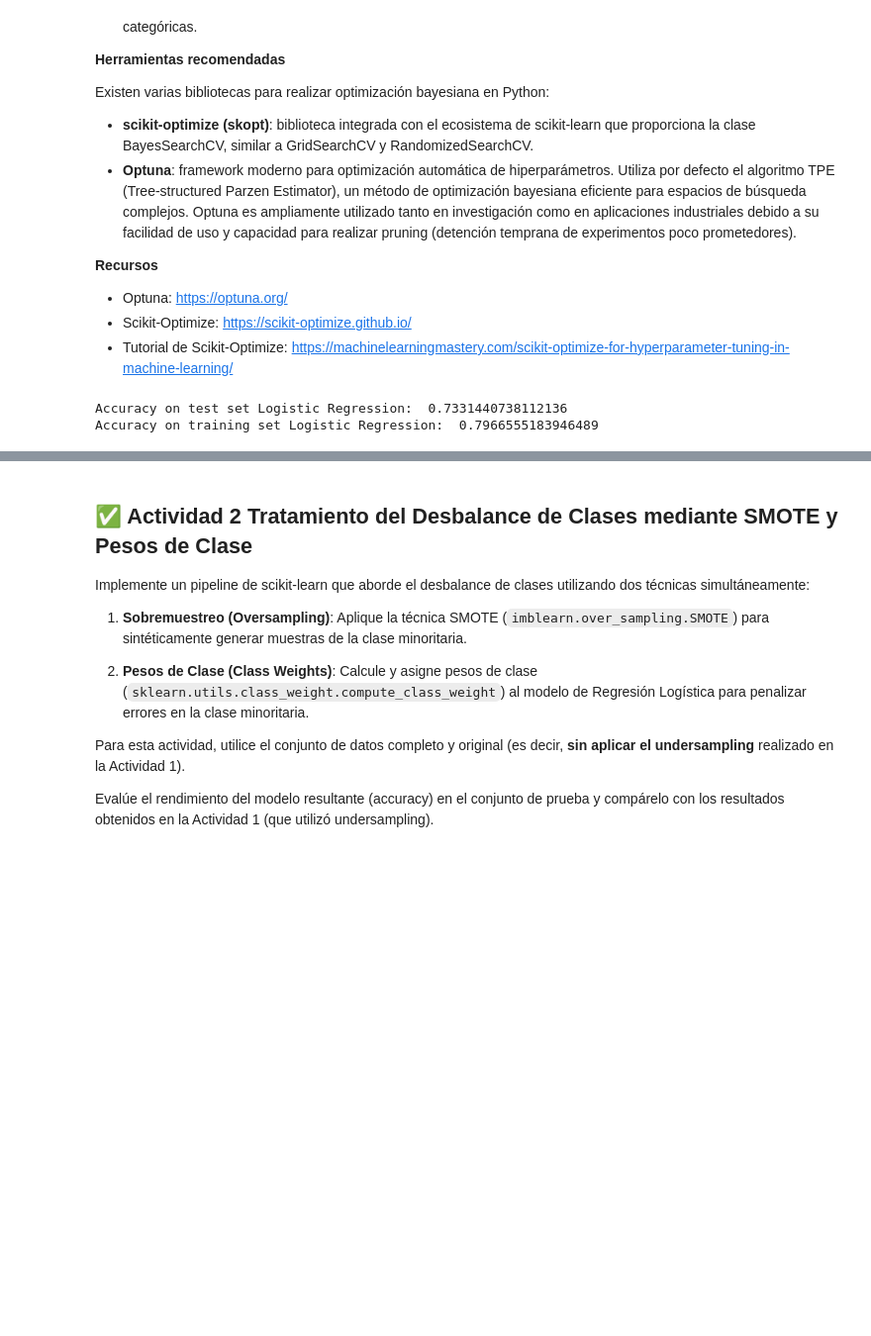
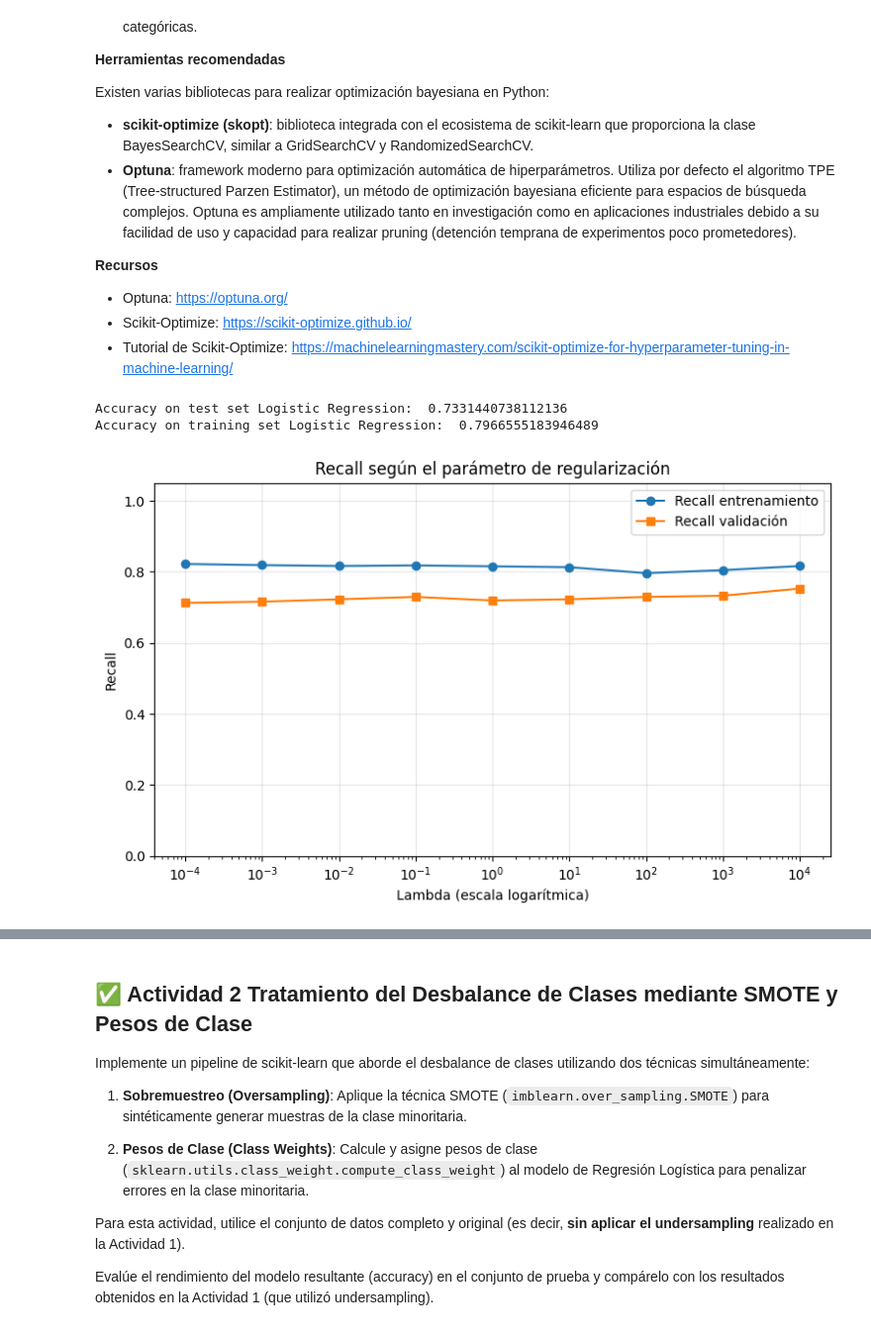
Before and after one commit to bapilco/Talleres, a Jupyter notebook: Planteamiento_Clasificación_Churn_Telecomunicaciones_Logistic_Regression.ipynb, the cells around one changed output, grey strips where cells are left out. Shown at 99% size. Cells and saved outputs as stored; diff of their text form; code cells hidden in the pictures; blank space fills up the shorter version.

```diff
--- a/Planteamiento_Clasificación_Churn_Telecomunicaciones_Logistic_Regression.ipynb
+++ b/Planteamiento_Clasificación_Churn_Telecomunicaciones_Logistic_Regression.ipynb
@@ -363,0 +359,96 @@ Accuracy on training set Logistic Regression:  0.7966555183946489
+# %%
+#aquí su código
+
+
+from sklearn.metrics import (
+    classification_report, confusion_matrix, accuracy_score,
+    recall_score, precision_score, f1_score, roc_auc_score
+)
+from sklearn.model_selection import train_test_split, GridSearchCV
+
+RANDOM_STATE = 42
+X_fit, X_val, y_fit, y_val = train_test_split(
+    X_train_undersampled, y_train_undersampled,
+    test_size=0.2, stratify=y_train_undersampled,
+    random_state=RANDOM_STATE
+)
+
+lambda_values = [1e-4, 1e-3, 1e-2, 0.1, 1, 10, 100, 1e3, 1e4]
+recall_train_values = []
+recall_val_values = []
+
+for lam in lambda_values:
+    model = Pipeline([
+        ('polynomial_features', PolynomialFeatures(degree=2)),
+        ('scaler', StandardScaler()),
+        ('logistic_regression', LogisticRegression(
+            max_iter=20000, penalty='l2', C=1/lam,
+            solver='lbfgs', random_state=RANDOM_STATE
+        ))
+    ])
+    model.fit(X_fit, y_fit)
+    recall_train_values.append(recall_score(y_fit, model.predict(X_fit)))
+    recall_val_values.append(recall_score(y_val, model.predict(X_val)))
+
+plt.figure(figsize=(9, 5))
+plt.semilogx(lambda_values, recall_train_values, marker='o', label='Recall entrenamiento')
+plt.semilogx(lambda_values, recall_val_values, marker='s', label='Recall validación')
+plt.xlabel('Lambda (escala logarítmica)')
+plt.ylabel('Recall')
+plt.title('Recall según el parámetro de regularización')
+plt.ylim(0, 1.05)
+plt.grid(True, alpha=0.3)
+plt.legend()
+plt.show()
+
+resultados_lambda = pd.DataFrame({
+    'lambda': lambda_values,
+    'recall_train': recall_train_values,
+    'recall_validation': recall_val_values
+})
+display(resultados_lambda)
+
+
+pipeline_grid = Pipeline([
+    ('polynomial_features', PolynomialFeatures(degree=2)),
+    ('scaler', StandardScaler()),
+    ('logistic_regression', LogisticRegression(
+        max_iter=20000, penalty='l2', solver='lbfgs',
+        random_state=RANDOM_STATE
+    ))
+])
+
+param_grid = {'logistic_regression__C': [1/lam for lam in lambda_values]}
+grid = GridSearchCV(
+    estimator=pipeline_grid,
+    param_grid=param_grid,
+    scoring='recall',
+    cv=5,
+    n_jobs=-1,
+    refit=True,
+    return_train_score=True
+)
+grid.fit(X_train_undersampled, y_train_undersampled)
+
+best_lambda = 1 / grid.best_params_['logistic_regression__C']
+print("Mejor lambda:", best_lambda)
+print("Mejor recall promedio en validación cruzada:", grid.best_score_)
+
+cv_results = pd.DataFrame(grid.cv_results_)
+display(cv_results[[
+    'param_logistic_regression__C', 'mean_train_score',
+    'mean_test_score', 'std_test_score', 'rank_test_score'
+]].sort_values('rank_test_score'))
+
+
+best_model_a1 = grid.best_estimator_
+pred_a1 = best_model_a1.predict(X_test)
+acc_a1 = accuracy_score(y_test, pred_a1)
+recall_a1 = recall_score(y_test, pred_a1)
+print("Actividad 1 - Accuracy test:", acc_a1)
+print("Actividad 1 - Recall test:", recall_a1)
+print(classification_report(y_test, pred_a1, zero_division=0))
+print("Matriz de confusión:")
+print(confusion_matrix(y_test, pred_a1))
+# %% [output]
+[figure, added]
```
Also changed, not shown: parts of 10 cells of this notebook.
